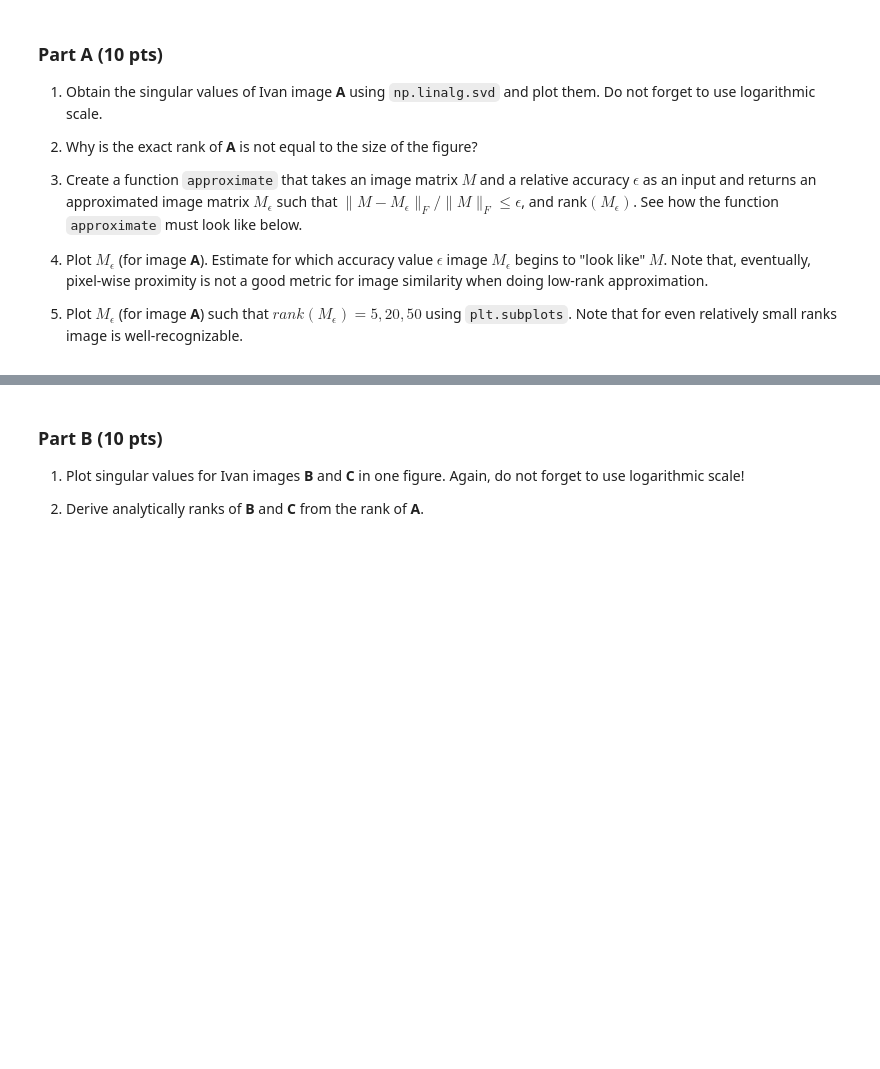
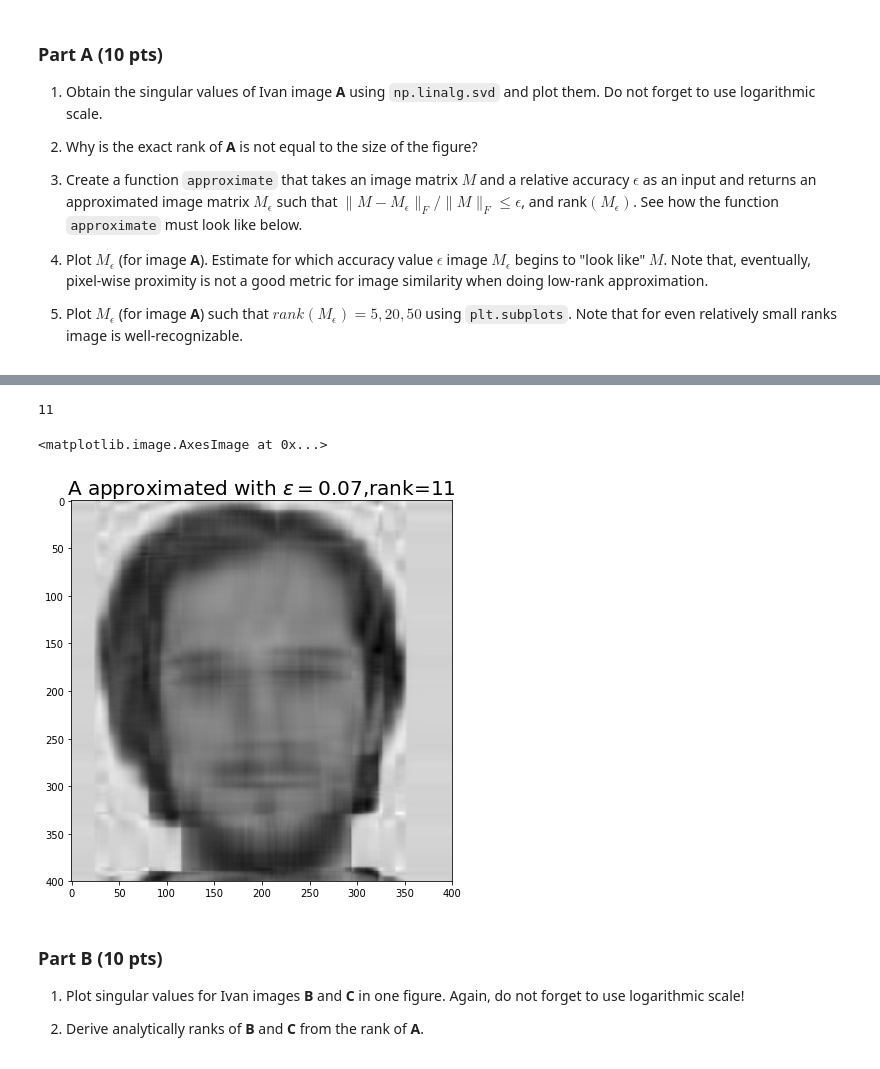
Before and after one commit to XuMuK1/NLA_HW, a Jupyter notebook: Pset1/pset1.ipynb, the cells around one changed output, grey strips where cells are left out. Cells and saved outputs as stored; diff of their text form; code cells hidden in the pictures; blank space fills up the shorter version.

````diff
--- a/Pset1/pset1.ipynb
+++ b/Pset1/pset1.ipynb
@@ -215,7 +405,3 @@ plt.show()
 4. Plot $M_\epsilon$ (for image **A**). Estimate for which accuracy value $\epsilon$ image $M_\epsilon$ begins to "look like" $M$. Note that, eventually, pixel-wise proximity is not a good metric for image similarity when doing low-rank approximation.
 
 5. Plot $M_\epsilon$ (for image **A**) such that $rank(M_\epsilon) = 5, 20, 50$ using ```plt.subplots```. Note that for even relatively small ranks  image is well-recognizable.
-# %%
-def approximate(img, eps): # 5 pts out of 10 pts
-    # your code here
-    return img_appr, eps_rank
@@ -222,3 +434,33 @@ def approximate(img, eps): # 5 pts out of 10 pts
+# %%
+def approximate(img, eps): # 5 pts out of 10 pts
+
+    eps_rank = img.shape[0]
+
+    (U,s,V)=np.linalg.svd(img)
+    abs_err=0
+    normM=np.linalg.norm(img,'fro')
+    while(np.sqrt(abs_err)/normM<=eps):
+        eps_rank=eps_rank-1
+        abs_err=abs_err + s[eps_rank]**2
+
+    eps_rank=eps_rank+1 #the best approximation was before the exit condition is broken
+    s[eps_rank:]=0
+    # your code here
+    return np.dot(U,np.multiply(s[:,None], V)), eps_rank #
+# %%
+eps=0.7e-1
+(img_appr,rank) = approximate(img,eps)
+print(rank)
+# %% [output]
+11
+# %%
+
+f,ax = plt.subplots(figsize=(7,7))
+plt.title(r'A approximated with $\epsilon=$'+str(eps)+',rank='+str(rank), fontsize=20)
+plt.imshow(img_appr, cmap=plt.cm.gray)
+# %% [output]
+<matplotlib.image.AxesImage at 0x...>
+[figure, added]
 # %% [markdown]
 ### Part B (10 pts)
 
````
Also changed, not shown: parts of 24 cells of this notebook, 1 other file.
